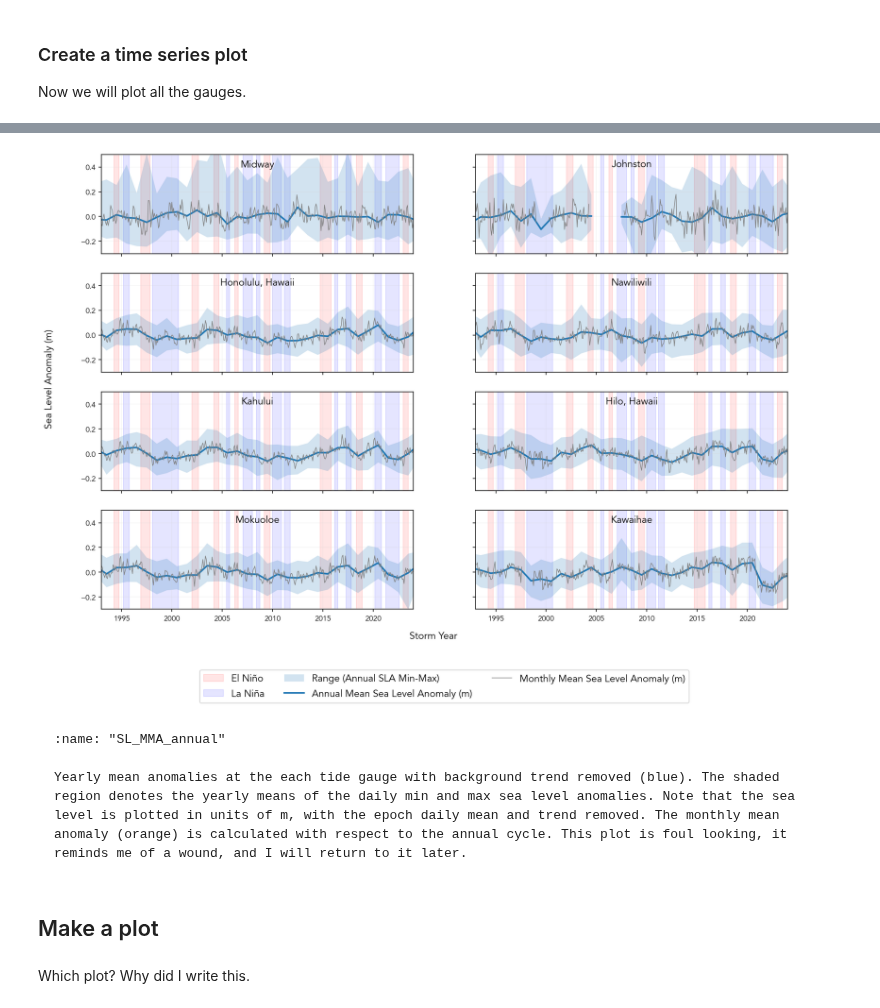
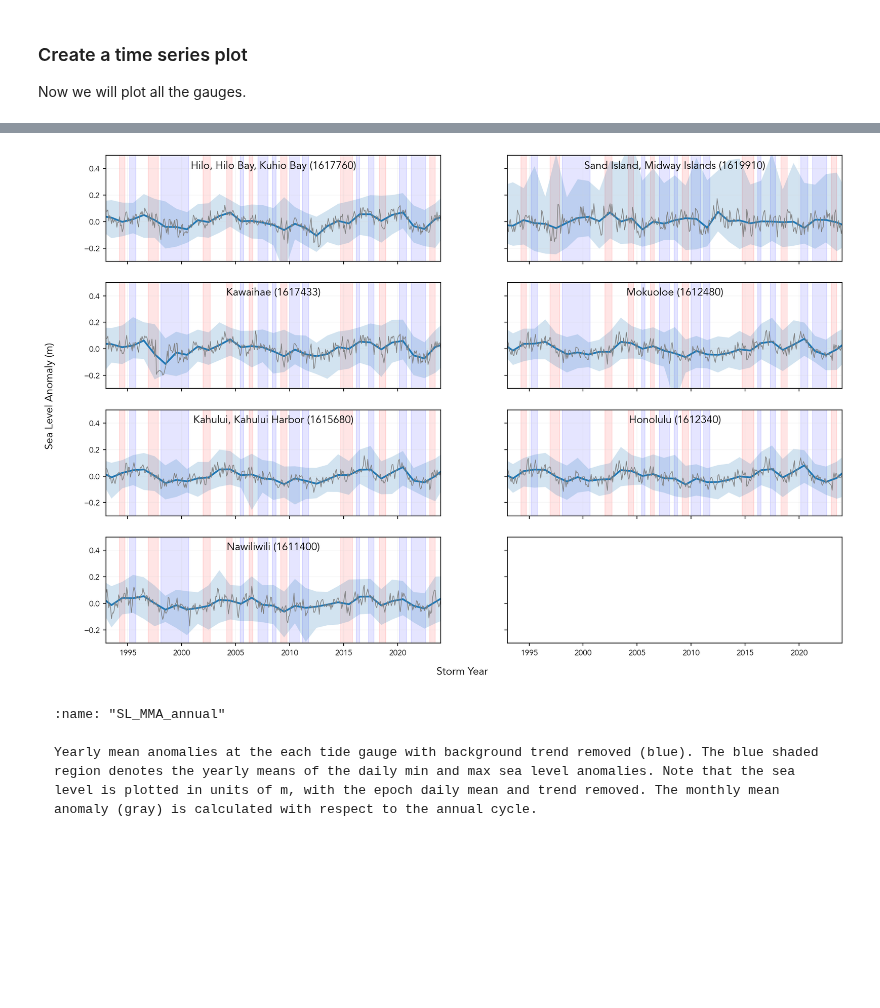
Before and after one commit to uhsealevelcenter/SL_Indicators, a Jupyter notebook: notebooks/regional_and_local/SL_anomaly_annual.ipynb, the cells around one changed output, grey strips where cells are left out. Saved outputs shown, nothing was run; the diff lists cells and outputs as text; code cells hidden in the pictures; blank space fills up the shorter version.

````diff
--- a/notebooks/regional_and_local/SL_anomaly_annual.ipynb
+++ b/notebooks/regional_and_local/SL_anomaly_annual.ipynb
@@ -105,7 +84,7 @@ rsl_subset['rsl_anomaly_detrended'] = rsl_subset['rsl_anomaly'] - sea_level_tren
 #### 3. Resample to monthly time series of anomalies.
 # %%
 # resample to monthly time series
-rsl_monthly = rsl_subset.resample(time='1M',label='right').mean()
+rsl_monthly = rsl_subset.resample(time='1MS',label='left').mean()
 
 # get climatology (annual cycle) by grouping by month
 rsl_climatology = rsl_monthly.groupby('time.month').mean('time')
@@ -194,0 +174,4 @@ cmems = xr.open_dataset(data_dir / 'cmems_L4_SSH_0.125deg_1993_2024.nc')
+# %%
+# open the cmems data
+cmems_big = xr.open_dataset(data_dir / 'cmems_L4_SSH_0.125deg_1993_2025hawaii.nc')
+cmems = cmems_big.sel(longitude=slice(180,208), latitude=slice(14.5, 30.5)) # we'll cut this down to a reasonable slice for analysis and plotting.
@@ -252,14 +267,17 @@ sla_detrended_area_weighted = cmems1993_2003['sla'] - sea_level_trend_area_weigh
 # %% [markdown]
 Let's check this for a random station in our list.
 # %%
-rid = 3
-lat = rsl_subset.isel(record_id=rid).lat
-lon = rsl_subset.isel(record_id=rid).lon
+id = 3
+lat = rsl_subset.isel(station_id=id).lat
+lon = rsl_subset.isel(station_id=id).lon
 sla_detrended.sel(latitude=lat, longitude=lon, method='nearest').plot(label='Sea Level Anomaly (m)')
 sla_detrended_area_weighted.sel(latitude=lat, longitude=lon, method='nearest').plot(label='Area Weighted Sea Level Anomaly (m)')
 
 # change the title to station name
-plt.title(rsl_subset['station_name'].isel(record_id=rid).values)
+plt.title(rsl_subset['station_name'].isel(station_id=id).values)
+#add axis labels
+plt.xlabel('Year')
+plt.ylabel('Sea Level Anomaly (m)')
 
 plt.legend()
 # %% [output]
@@ -394,23 +419,24 @@ def plot_TG_rsl_anomaly_annual(rid, fig, ax, rsl_yearly_mean, rsl_subset, rsl_an
 
     #make a fill from max to min for each month
     ax.fill_between(rsl_yearly_mean.storm_year+0.5,
-                     rsl_yearly_min['rsl_anomaly_detrended'].isel(record_id=rid),
-                     rsl_yearly_max['rsl_anomaly_detrended'].isel(record_id=rid),
+                     rsl_yearly_min['rsl_anomaly_detrended'].isel(station_id=rid),
+                     rsl_yearly_max['rsl_anomaly_detrended'].isel(station_id=rid),
                      alpha=0.2, label='Range (Annual SLA Min-Max)')
 
     ax.plot(rsl_yearly_mean.storm_year+0.5,
-            rsl_yearly_mean['rsl_anomaly_detrended'].isel(record_id=rid),
+            rsl_yearly_mean['rsl_anomaly_detrended'].isel(station_id=rid),
             label='Annual Mean Sea Level Anomaly (m)',alpha=1,linewidth=2)
 
     # convert rsl_monthly['time'] to float
     storm_time_float = rsl_monthly['time.year'] + (rsl_monthly['time.month']-5)/12 #subtract 5 months to go with 'storm year' convention (May-April)
     ax.plot(storm_time_float,
-            rsl_anomalies['rsl_anomaly_detrended'].isel(record_id=rid),
+            rsl_anomalies['rsl_anomaly_detrended'].isel(station_id=rid),
             label='Monthly Mean Sea Level Anomaly (m)',alpha=1, color='gray',linewidth=0.75)
     ax.set_ylabel(''), ax.set_xlabel('')
 
-    # add rsl_yearly_mean['station_name'].isel(record_id=rid).values to upper center of plot
-    ax.text(0.5, 0.9, rsl_yearly_mean['station_name'].isel(record_id=rid).values, horizontalalignment='center', verticalalignment='center', transform=ax.transAxes)
+    # add rsl_yearly_mean['station_name'].isel(station_id=rid).values to upper center of plot
+    nameID = rsl_yearly_mean['station_name'].isel(station_id=rid).values + ' (' + rsl_yearly_mean['station_id'].isel(station_id=rid).values + ')'
+    ax.text(0.5, 0.9, nameID, horizontalalignment='center', verticalalignment='center', transform=ax.transAxes)
 # %% [markdown]
 First, we'll plot one gauge
 # %%
@@ -452,44 +479,40 @@ Now we will plot all the gauges.
 # %%
 # get axis for the plots
 fig,axes = plt.subplots(4,2,figsize=(15,10), sharex=True, sharey=True)
 axes = axes.flatten()
 
 
 
-record_ids = rsl_monthly.record_id.values
+station_ids = rsl_monthly.station_id.values
 # iterate over each axis and plot the monthly mean
-for i in range(len(record_ids)):
+for i in range(len(station_ids)):
     ax = axes[i]
     plot_TG_rsl_anomaly_annual(i, fig, ax,  rsl_yearly_mean, rsl_subset, rsl_anomalies,oni,oniPlot=True)
 
     if i < 7:
         ax.set_xlabel('')
 
 
 #add El Nino and La Nina years
 
 
-axes[7].legend(loc='lower center', ncol=3,bbox_to_anchor=(-0.1, -1),fontsize=12)
+# axes[7].legend(loc='lower center', ncol=3,bbox_to_anchor=(-0.1, -1),fontsize=12)
 
 # add y label
 fig.text(0.06, 0.5, 'Sea Level Anomaly (m)', va='center', rotation='vertical')
 fig.text(0.5, 0.06, 'Storm Year', ha='center')
 
 
 # Save the plot to a file
 plt.savefig(output_dir / '1.2_SL_MMA_annual.png', dpi=300, bbox_inches='tight')
 
 glue("SL_MMA_annual",fig,display=False)
 # %% [output]
 [interactive output not drawn]
-[figure, old version]
+[figure, new version]
 # %% [markdown]
 ```{glue:figure} SL_MMA_annual
 :name: "SL_MMA_annual"
 
-Yearly mean anomalies at the each tide gauge with background trend removed (blue). The shaded region denotes the yearly means of the daily min and max sea level anomalies. Note that the sea level is plotted in units of m, with the epoch daily mean and trend removed. The monthly mean anomaly (orange) is calculated with respect to the annual cycle. This plot is foul looking, it reminds me of a wound, and I will return to it later.
+Yearly mean anomalies at the each tide gauge with background trend removed (blue). The blue shaded region denotes the yearly means of the daily min and max sea level anomalies. Note that the sea level is plotted in units of m, with the epoch daily mean and trend removed. The monthly mean anomaly (gray) is calculated with respect to the annual cycle.
 ```
-# %% [markdown]
-## Make a plot
-# %% [markdown]
-Which plot? Why did I write this.
````
Also changed, not shown: parts of 22 cells of this notebook, 5 other files.
